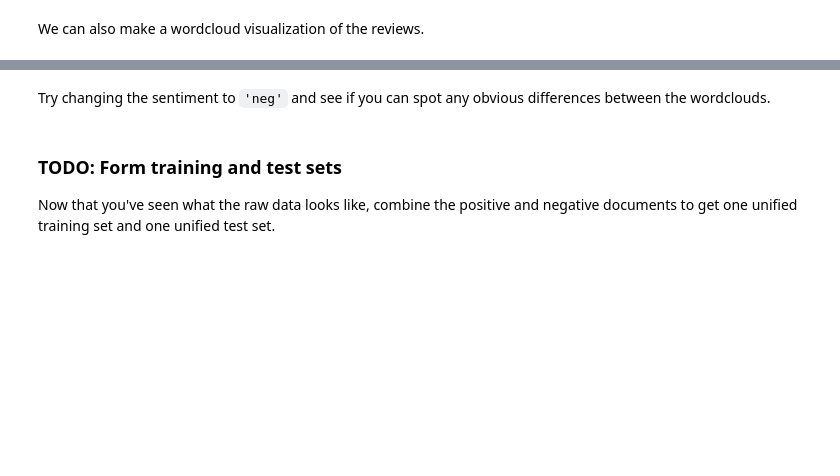
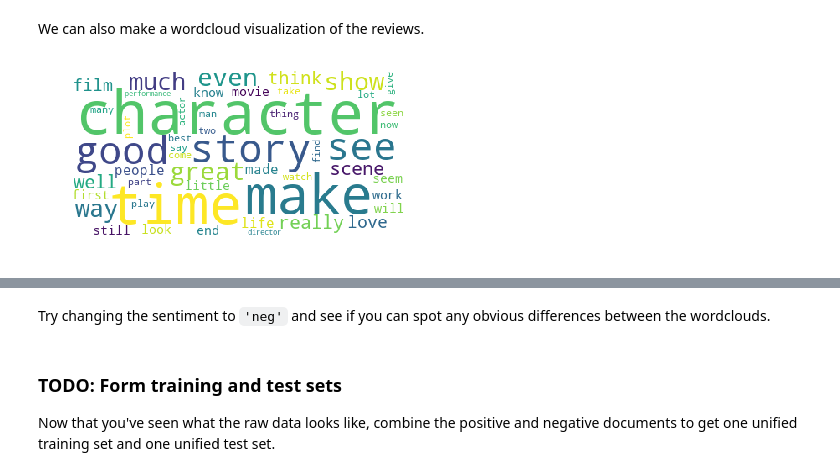
Before and after one commit to baek-jinoo/AIND-NLP, a Jupyter notebook: sentiment_analysis.ipynb, the cells around one changed output, grey strips where cells are left out. Saved outputs shown, nothing was run; the diff lists cells and outputs as text; code cells hidden in the pictures; blank space fills up the shorter version.

```diff
--- a/sentiment_analysis.ipynb
+++ b/sentiment_analysis.ipynb
@@ -90,20 +94,22 @@ We can also make a wordcloud visualization of the reviews.
 # %%
 import matplotlib.pyplot as plt
 %matplotlib inline
 
 from wordcloud import WordCloud, STOPWORDS
 
 sentiment = 'pos'
 
 # Combine all reviews for the desired sentiment
 combined_text = " ".join([review for review in data['train'][sentiment]])
 
 # Initialize wordcloud object
 wc = WordCloud(background_color='white', max_words=50,
         # update stopwords to include common words like film and movie
-        stopwords = STOPWORDS.update(['br','film','movie']))
+        stopwords = STOPWORDS.update(['br','film','movie', 'also', 'one']))
 
 # Generate and plot wordcloud
 plt.imshow(wc.generate(combined_text))
 plt.axis('off')
 plt.show()
+# %% [output]
+[figure, added]
```
Also changed, not shown: parts of 11 cells of this notebook.
